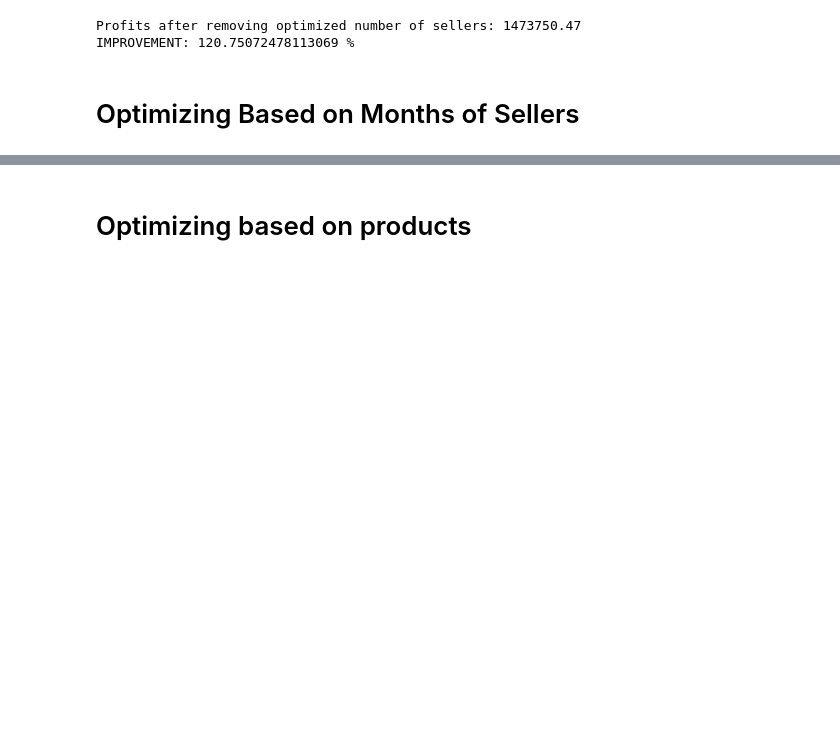
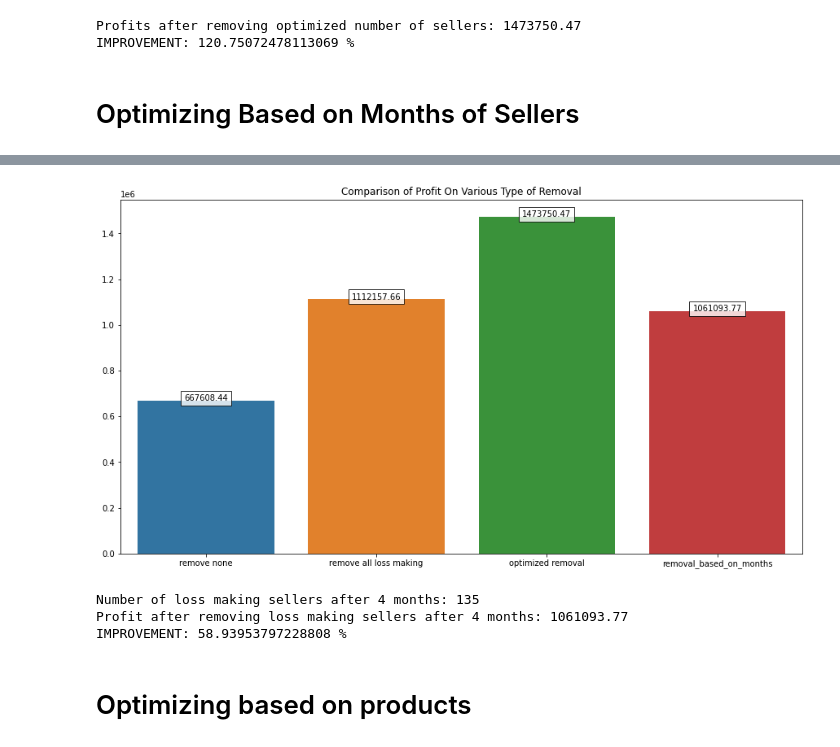
Before and after one commit to chongxe1991/olist_data_analysis, a Jupyter notebook: ceo_request.ipynb, the cells around one changed output, grey strips where cells are left out. Drawn from its saved outputs; the diff is of its cells as text; code cells hidden in the pictures; blank space fills up the shorter version.

```diff
--- a/ceo_request.ipynb
+++ b/ceo_request.ipynb
@@ -246 +245,5 @@ sellers5["months_on_olist"] = sellers5["months_on_olist"].astype("int64")
+# %%
+#Changing type of months_on_olist columns into integer for ease of manipulation
+sellers_by_months = sellers.copy()
+sellers_by_months["months_on_olist"] = sellers_by_months["months_on_olist"].astype("int64")
 # %%
@@ -282,0 +281,9 @@ y = [profit_1, profit_2, profit_3, profit_4]
+# %%
+#Creating a dataframe based on the scenario that sellers are removed if they do not break even after four months
+sellers_removed_by_months = sellers_by_months.query("(months_on_olist >= 4 and profits > 0) or (months_on_olist < 4)")
+
+#Calculating the total it costs if we remove all orders based on the sellers that are removed by months
+total_it_costs = (sellers_removed_by_months["n_orders"].sum())**0.5 * factor_per_order
+
+#Calculating the net profit if we took into consideration the total_it_costs
+profit_remove_by_months = round(sellers_removed_by_months["profits"].sum() - total_it_costs, 2)
@@ -283,11 +296,22 @@ y = [profit_1, profit_2, profit_3, profit_4]
 # %%
+#Visualising the impact on the company profits based on removal of sellers by different methods
+x = [1, 2, 3, 4]
+y = [profit_before_removal, profit_after_removal, profit_max, profit_remove_by_months]
+
 plt.figure(figsize = (15, 8))
-cx = sns.barplot(x = x, y = y, order = [number_1, number_2, number_3, number_4])
+cx = sns.barplot(x = x, y = y, order = [1, 2, 3, 4])
 cx.set(title = "Comparison of Profit On Various Type of Removal")
-cx.set(xticklabels=["remove none", "remove all loss making", "optimized removal", "removal_based_on_months"]);
+cx.set(xticklabels=["remove none", "remove all loss making", "optimized removal", "removal_based_on_months"])
+valuelabel(y);
+# %% [output]
+[figure, added]
 # %%
-print(f"Number of loss making sellers after 4 months: {number_4}")
-print(f"Profit after removing loss making sellers after 4 months: {profit_4}")
-print(f"IMPROVEMENT: {((profit_4 - profit_1)/profit_1) * 100} %")
+print(f"Number of loss making sellers after 4 months: {number_of_sellers_removed}")
+print(f"Profit after removing loss making sellers after 4 months: {profit_remove_by_months}")
+print(f"IMPROVEMENT: {((profit_remove_by_months - profit_before_removal)/profit_before_removal) * 100} %")
+# %% [output]
+Number of loss making sellers after 4 months: 135
+Profit after removing loss making sellers after 4 months: 1061093.77
+IMPROVEMENT: 58.93953797228808 %
 # %% [markdown]
 # Optimizing based on products
```
Also changed, not shown: parts of 19 cells of this notebook.
